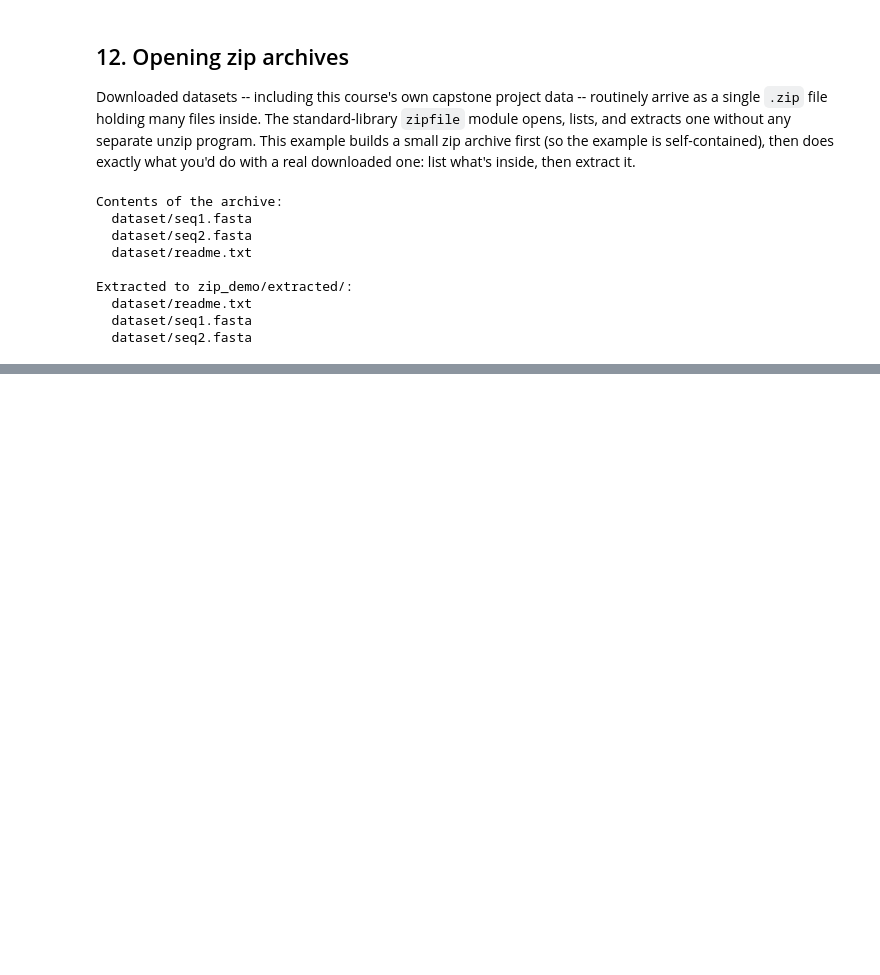
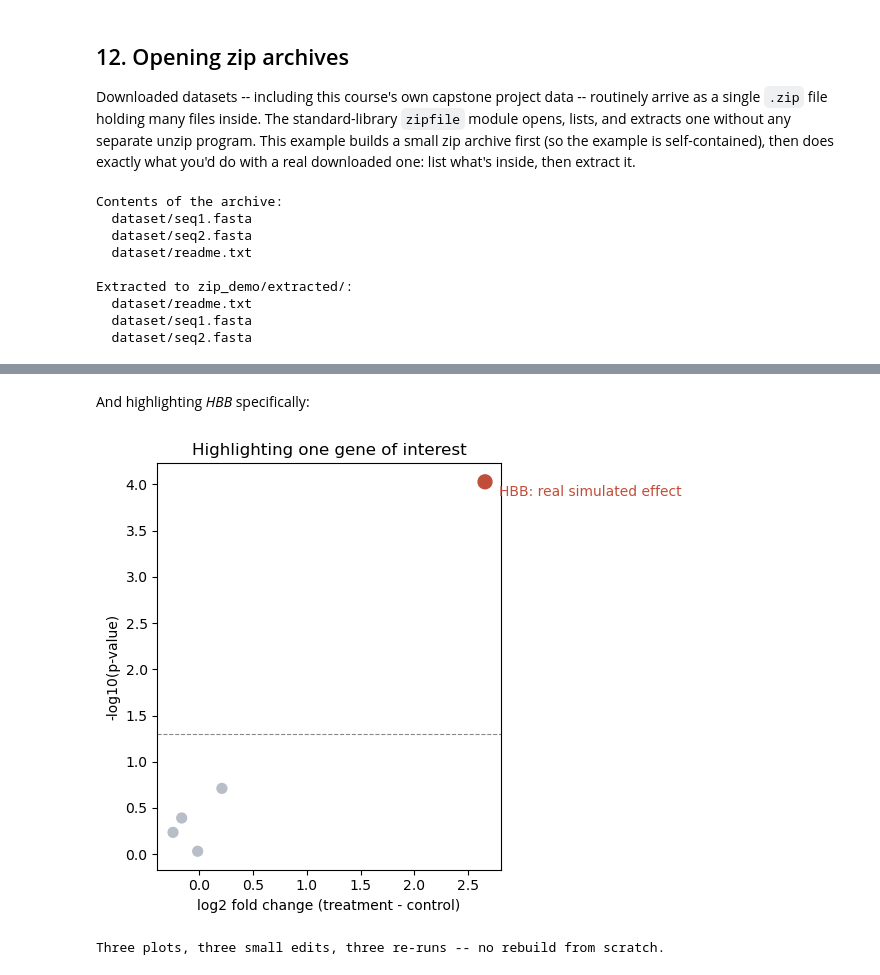
Before and after one commit to ElofssonLab/kb8029-book, a Jupyter notebook: notebooks/day02-tensors-and-a-first-class.ipynb, the cells around one changed output, grey strips where cells are left out. Saved outputs shown, nothing was run; the diff lists cells and outputs as text; code cells hidden in the pictures; blank space fills up the shorter version.

```diff
--- a/notebooks/day02-tensors-and-a-first-class.ipynb
+++ b/notebooks/day02-tensors-and-a-first-class.ipynb
@@ -389,0 +467,20 @@ Add a method to `DnaSequence` that returns the reverse complement. (Hint: comple
+# %% [markdown]
+And highlighting *HBB* specifically:
+# %%
+fig, ax = plt.subplots(figsize=(6, 5))
+colors = ["#c14e3a" if sym == "HBB" else "#b8bec8" for sym in symbols]
+sizes = [100 if sym == "HBB" else 50 for sym in symbols]
+ax.scatter(log2fcs, -np.log10(pvalues), s=sizes, color=colors)
+ax.annotate("HBB: real simulated effect", (log2fcs[0], -np.log10(pvalues[0])),
+            textcoords="offset points", xytext=(10, -10), fontsize=10, color="#c14e3a")
+ax.axhline(-np.log10(0.05), color="#888", linestyle="--", linewidth=0.8)
+ax.set_xlabel("log2 fold change (treatment - control)")
+ax.set_ylabel("-log10(p-value)")
+ax.set_title("Highlighting one gene of interest")
+fig.tight_layout()
+plt.show()
+
+print("Three plots, three small edits, three re-runs -- no rebuild from scratch.")
+# %% [output]
+[figure, added]
+Three plots, three small edits, three re-runs -- no rebuild from scratch.
```
Also changed, not shown: parts of 42 cells of this notebook, 5 other files.
